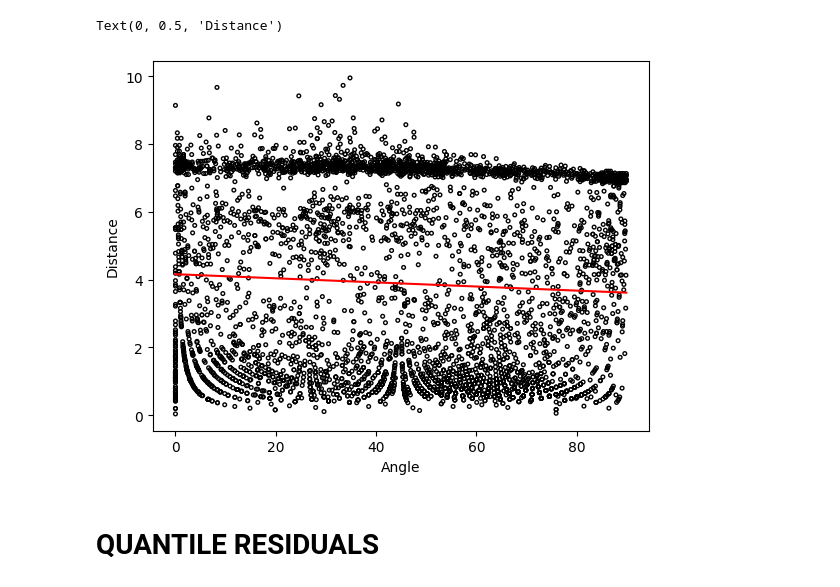
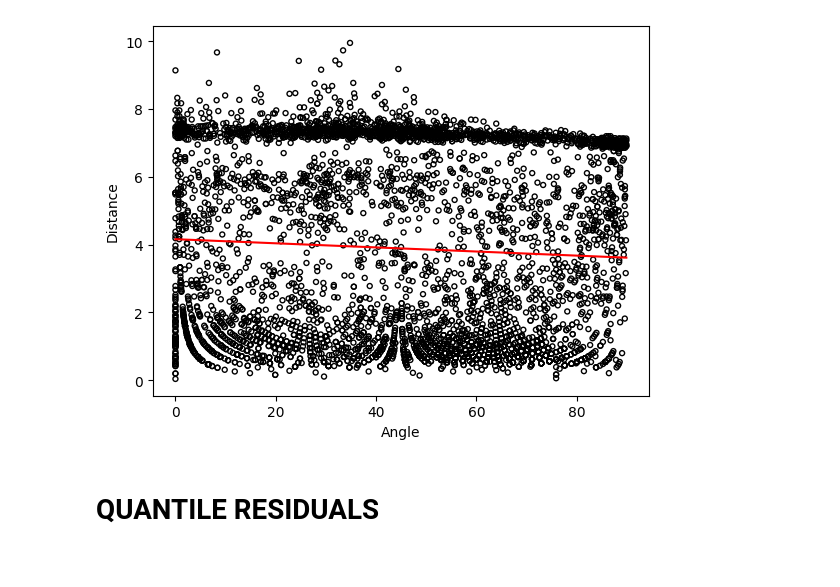
Before and after one commit to MatejVre/Generalized_Linear_Models, a Jupyter notebook: part_3.ipynb, the cells around one changed output. Saved outputs shown, nothing was run; the diff lists cells and outputs as text; code cells hidden in the pictures.

```diff
--- a/part_3.ipynb
+++ b/part_3.ipynb
@@ -13,16 +13,16 @@ y = df["Distance"]
 # %%
 lr = LinearRegression()
 lr.build(X, y)
 b = lr.betas
-plt.scatter(X, y, marker="o", facecolor="none", edgecolors="black", s=7)
+plt.scatter(X, y, marker="o", facecolor="none", edgecolors="black", s=13)
 space = np.linspace(np.min(X), np.max(X))
 Y = b[0]*space + b[1]
 plt.plot(space, Y, color="r")
 plt.xlabel("Angle")
 plt.ylabel("Distance")
+plt.savefig("linear_regression.png", bbox_inches="tight")
 # %% [output]
-Text(0, 0.5, 'Distance')
-[figure, old version]
+[figure, new version]
 # %% [markdown]
 # QUANTILE RESIDUALS
 # %%
```
Also changed, not shown: parts of 4 cells of this notebook, 5 other files.
